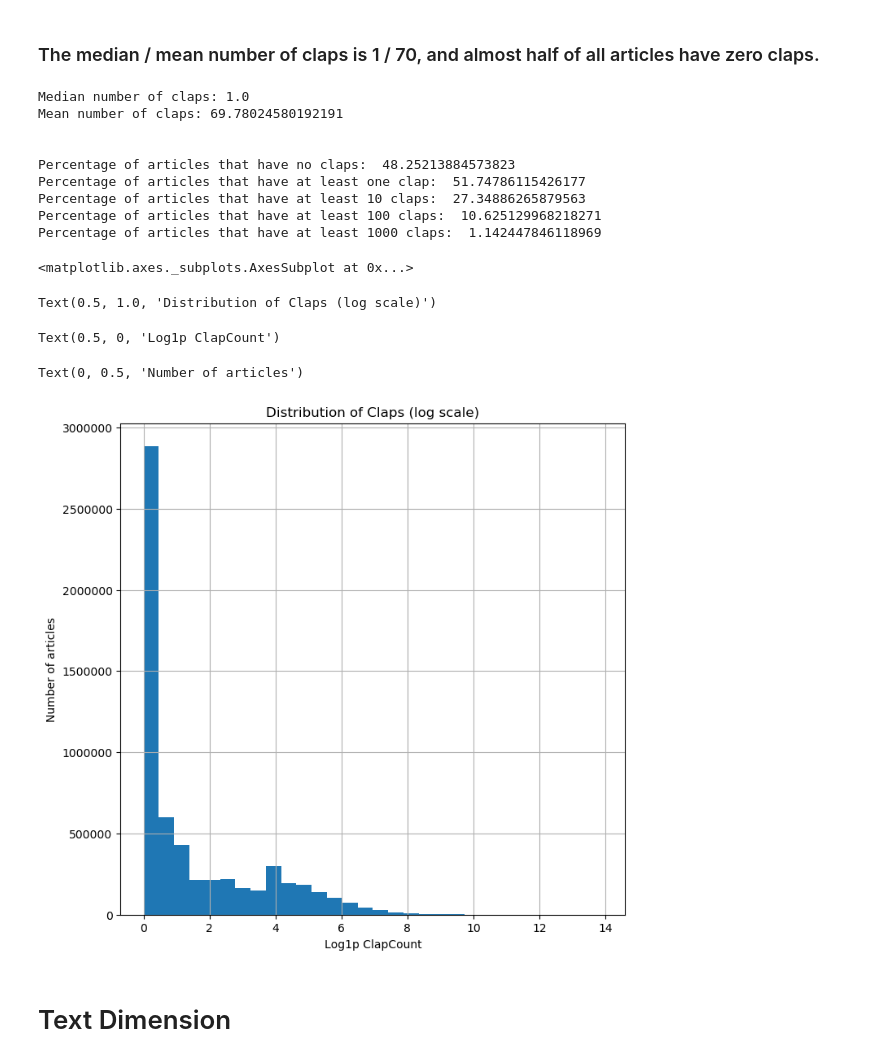
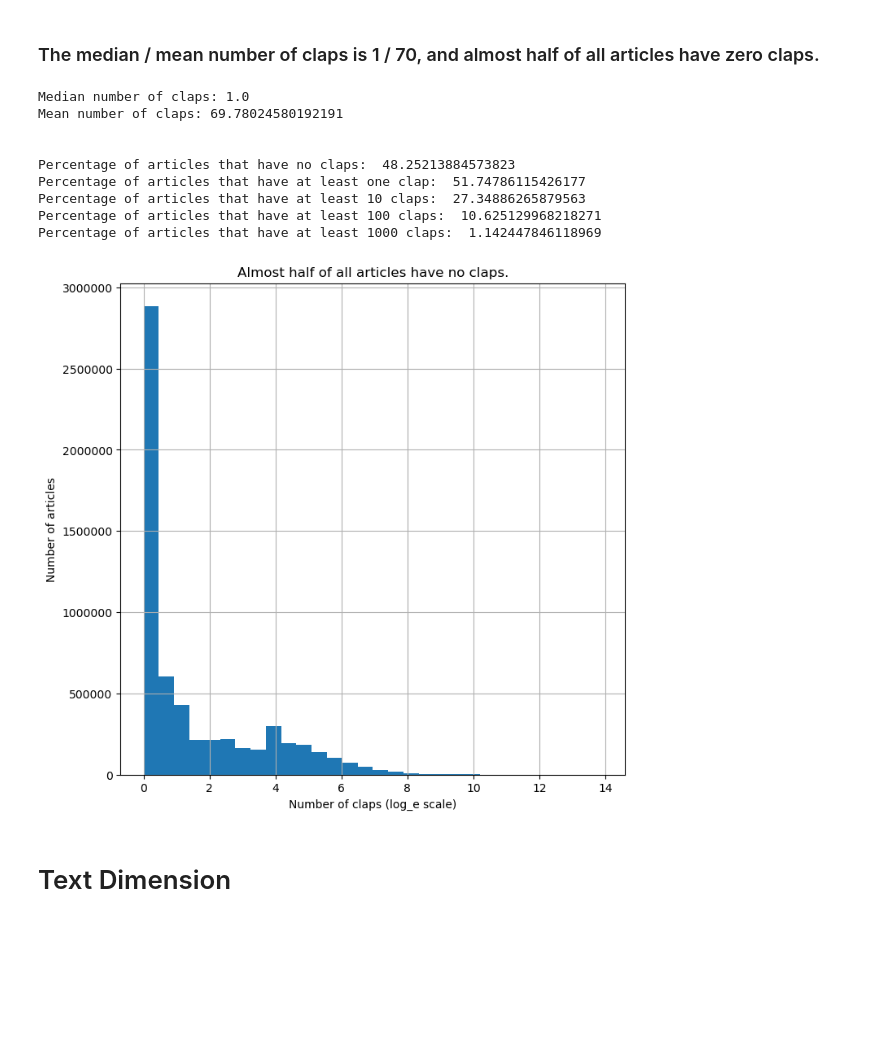
Before and after one commit to leungjch/medium-data-mining, a Jupyter notebook: story_model/analysis/Story_Analysis.ipynb, the cells around one changed output. Saved outputs shown, nothing was run; the diff lists cells and outputs as text; code cells hidden in the pictures; blank space fills up the shorter version.

```diff
--- a/story_model/analysis/Story_Analysis.ipynb
+++ b/story_model/analysis/Story_Analysis.ipynb
@@ -63,33 +67,29 @@ Index(['AuthorArticlesClap_count', 'AuthorArticlesClap_mean',
 # %%
 print("Median number of claps:", df.ClapCount_Story.median())
 print("Mean number of claps:", df.ClapCount_Story.mean())
 
 print("\n")
 print("Percentage of articles that have no claps: ", 100 * len(df[df.ClapCount_Story == 0])/len(df))
 print("Percentage of articles that have at least one clap: ", 100 * len(df[df.ClapCount_Story >= 1])/len(df))
 print("Percentage of articles that have at least 10 claps: ", 100 * len(df[df.ClapCount_Story >= 10])/len(df))
 print("Percentage of articles that have at least 100 claps: ", 100 * len(df[df.ClapCount_Story >= 100])/len(df))
 print("Percentage of articles that have at least 1000 claps: ", 100 * len(df[df.ClapCount_Story >= 1000])/len(df))
 
-np.log1p(df.ClapCount_Story).hist(bins=30)
-plt.title("Distribution of Claps (log scale)")
-plt.xlabel("Log1p ClapCount")
-plt.ylabel("Number of articles")
+np.log1p(df.ClapCount_Story).hist(bins=30);
+plt.title("Almost half of all articles have no claps.");
+plt.xlabel("Number of claps (log_e scale)");
+plt.ylabel("Number of articles");
 # %% [output]
 Median number of claps: 1.0
 Mean number of claps: 69.78024580192191
 
 
 Percentage of articles that have no claps:  48.25213884573823
 Percentage of articles that have at least one clap:  51.74786115426177
 Percentage of articles that have at least 10 claps:  27.34886265879563
 Percentage of articles that have at least 100 claps:  10.625129968218271
 Percentage of articles that have at least 1000 claps:  1.142447846118969
-<matplotlib.axes._subplots.AxesSubplot at 0x...>
-Text(0.5, 1.0, 'Distribution of Claps (log scale)')
-Text(0.5, 0, 'Log1p ClapCount')
-Text(0, 0.5, 'Number of articles')
-[figure, old version]
+[figure, new version]
 # %% [markdown]
 # Text Dimension
 # %% [markdown]
```
Also changed, not shown: parts of 9 cells of this notebook.
